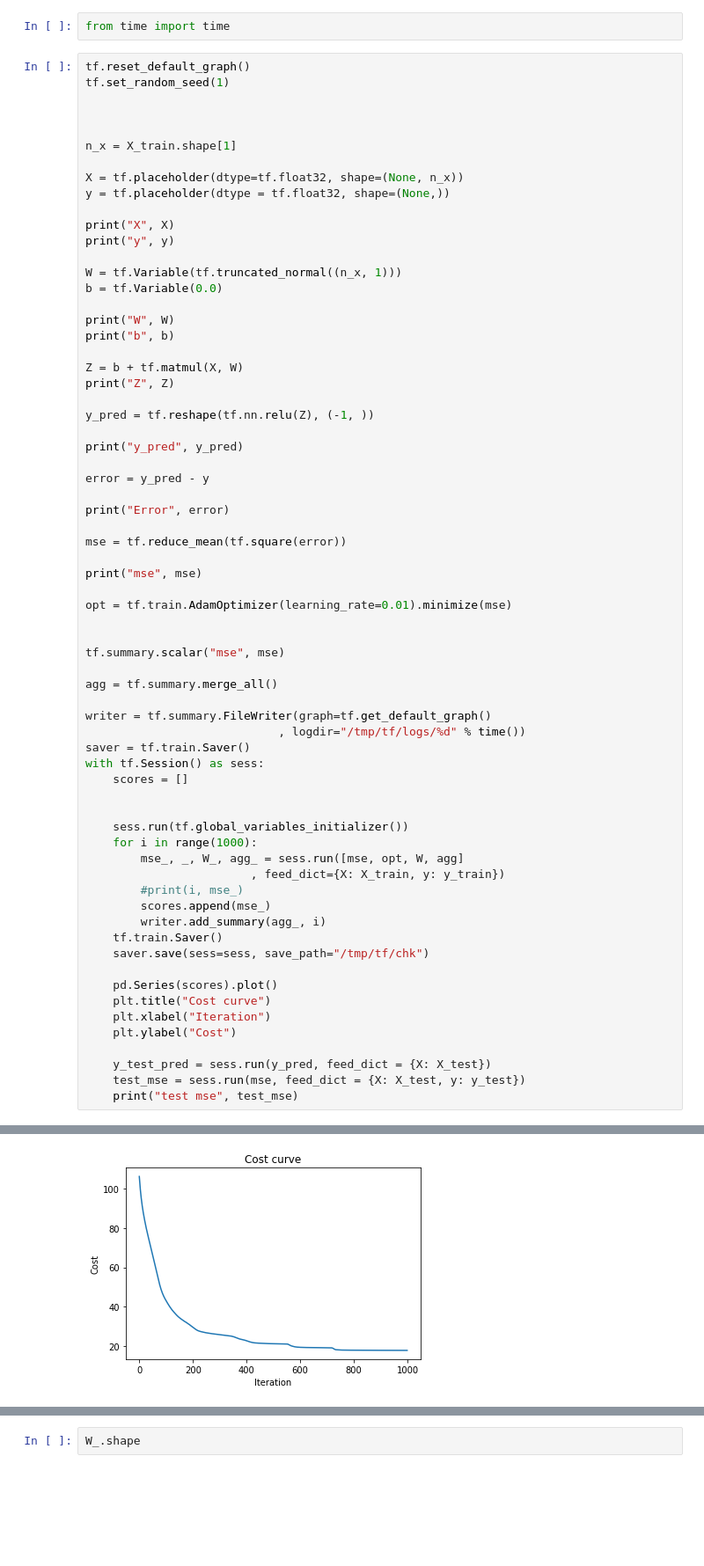
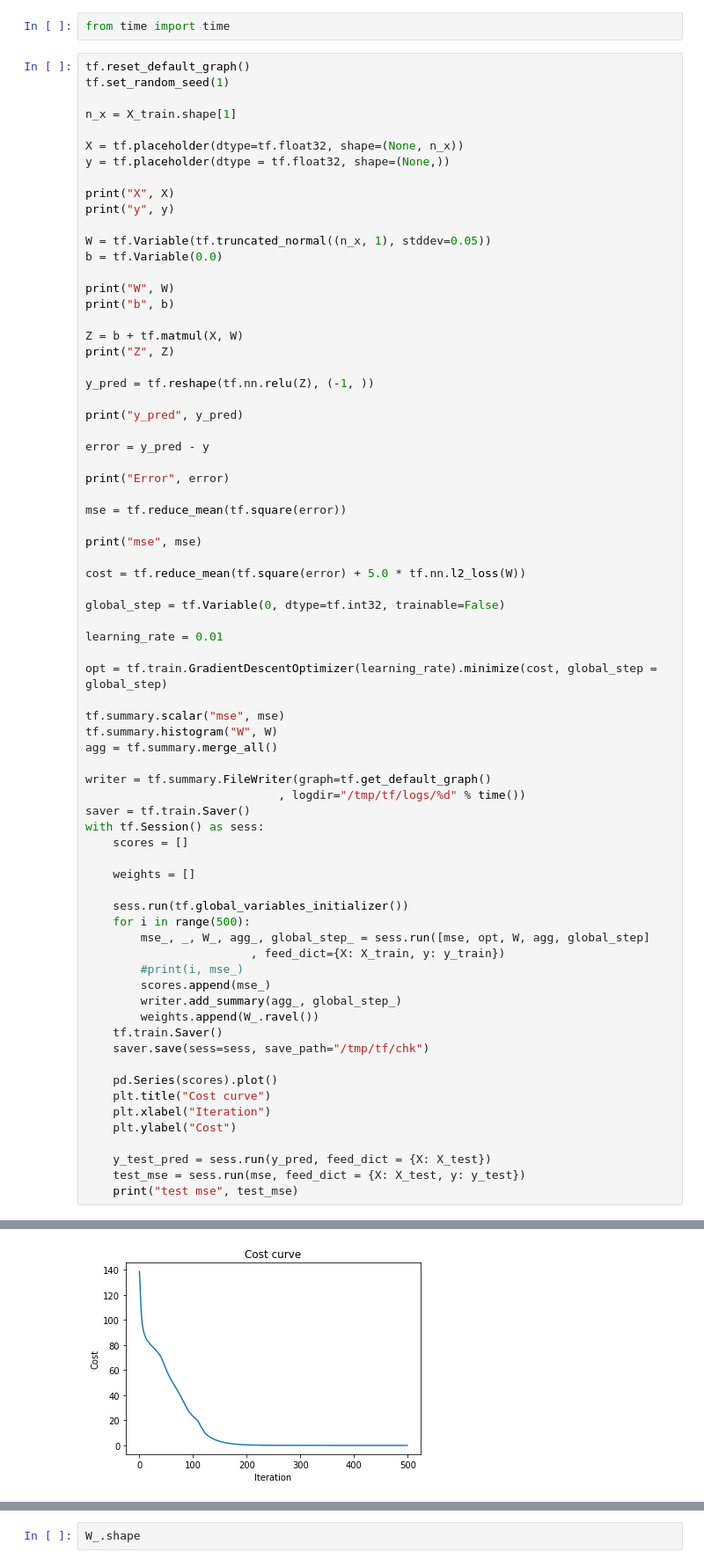
Before and after one commit to abulbasar/neural-networks, a Jupyter notebook: demos/Day 1 - 01 Tensorflow.ipynb, the cells around one changed output, grey strips where cells are left out. Shown: that part at 88% size. Cells and saved outputs as stored; diff of their text form; blank space fills up the shorter version.

```diff
--- a/demos/Day 1 - 01 Tensorflow.ipynb
+++ b/demos/Day 1 - 01 Tensorflow.ipynb
@@ -336,8 +335,6 @@ from time import time
 # %%
 tf.reset_default_graph()
 tf.set_random_seed(1)
-
-
 
 n_x = X_train.shape[1]
 
@@ -347,7 +344,7 @@ y = tf.placeholder(dtype = tf.float32, shape=(None,))
 print("X", X)
 print("y", y)
 
-W = tf.Variable(tf.truncated_normal((n_x, 1)))
+W = tf.Variable(tf.truncated_normal((n_x, 1), stddev=0.05))
 b = tf.Variable(0.0)
 
 print("W", W)
@@ -368,11 +365,16 @@ mse = tf.reduce_mean(tf.square(error))
 
 print("mse", mse)
 
-opt = tf.train.AdamOptimizer(learning_rate=0.01).minimize(mse)
+cost = tf.reduce_mean(tf.square(error) + 5.0 * tf.nn.l2_loss(W))
 
+global_step = tf.Variable(0, dtype=tf.int32, trainable=False)
+
+learning_rate = 0.01
+
+opt = tf.train.GradientDescentOptimizer(learning_rate).minimize(cost, global_step = global_step)
 
 tf.summary.scalar("mse", mse)
-
+tf.summary.histogram("W", W)
 agg = tf.summary.merge_all()
 
 writer = tf.summary.FileWriter(graph=tf.get_default_graph()
@@ -381,14 +383,16 @@ saver = tf.train.Saver()
 with tf.Session() as sess:
     scores = []
 
+    weights = []
 
     sess.run(tf.global_variables_initializer())
-    for i in range(1000):
-        mse_, _, W_, agg_ = sess.run([mse, opt, W, agg]
+    for i in range(500):
+        mse_, _, W_, agg_, global_step_ = sess.run([mse, opt, W, agg, global_step]
                         , feed_dict={X: X_train, y: y_train})
         #print(i, mse_)
         scores.append(mse_)
-        writer.add_summary(agg_, i)
+        writer.add_summary(agg_, global_step_)
+        weights.append(W_.ravel())
     tf.train.Saver()
     saver.save(sess=sess, save_path="/tmp/tf/chk")
 
@@ -413 +417 @@ test mse 23.39856
-[figure, old version]
+[figure, new version]
```
Also changed, not shown: parts of 13 cells of this notebook.
